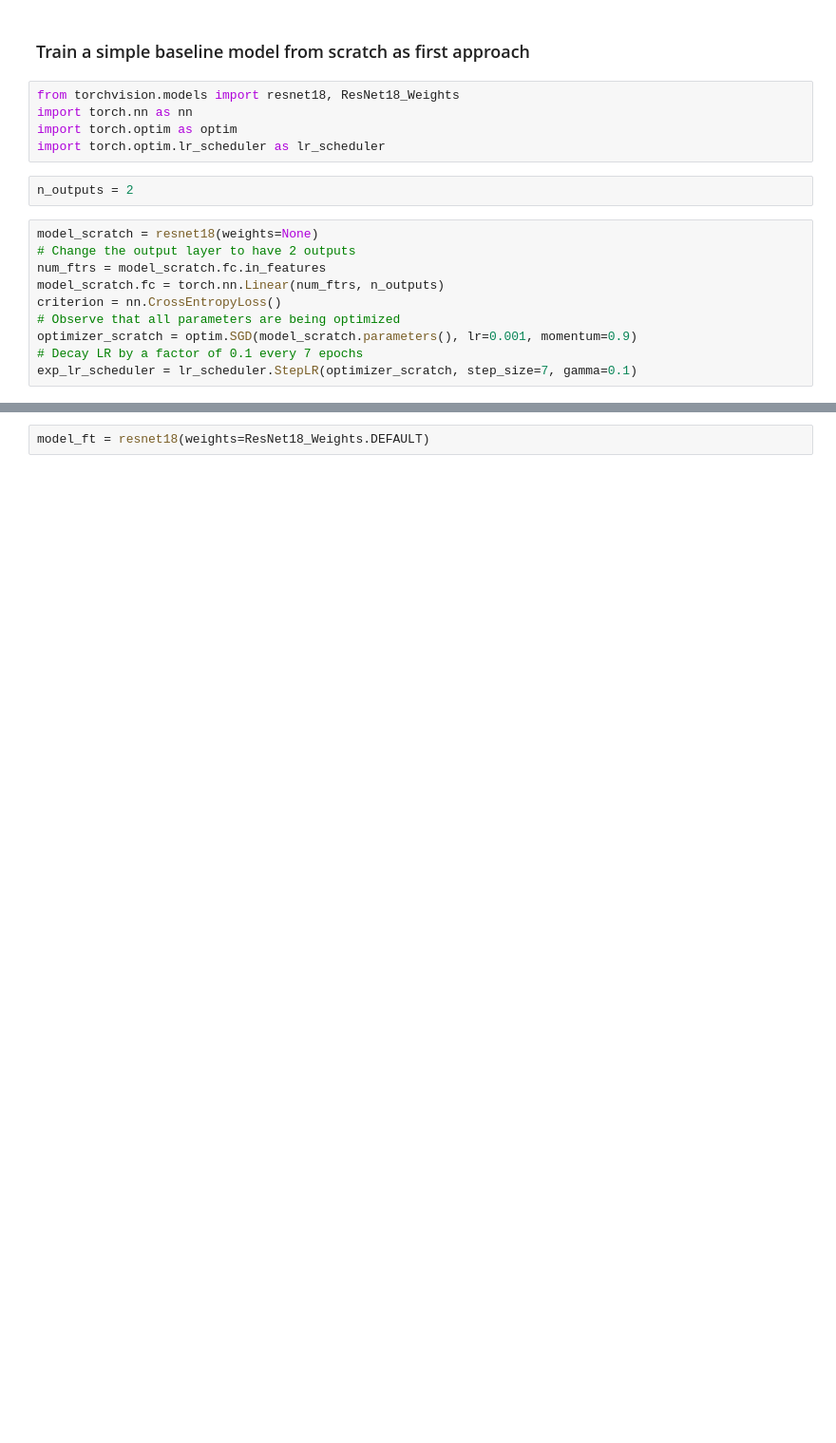
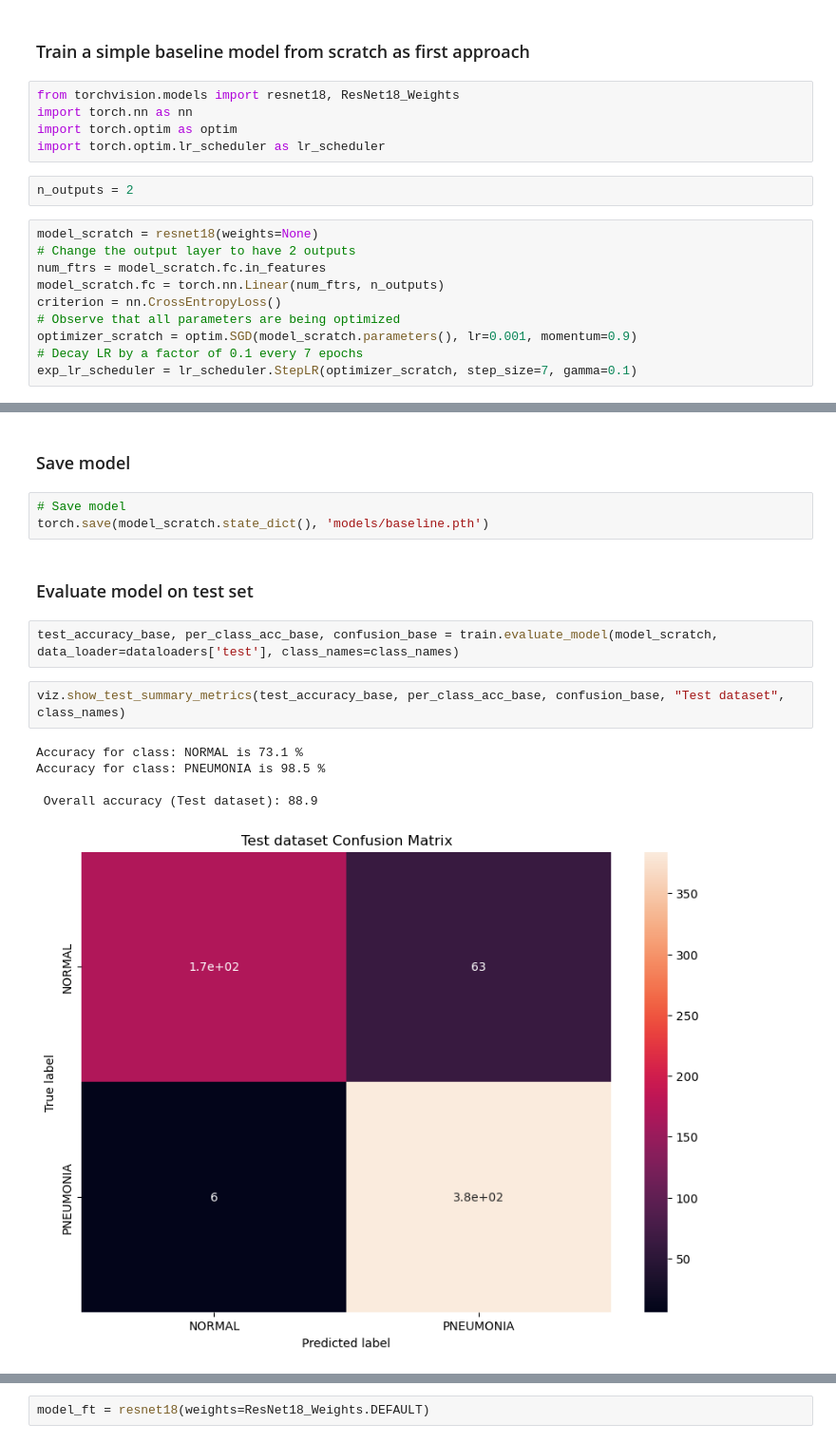
Before and after one commit to nashirj/chest-xray-classification, a Jupyter notebook: Assignment1.ipynb, the cells around one changed output, grey strips where cells are left out. Shown at 95% size. Drawn from its saved outputs; the diff is of its cells as text; blank space fills up the shorter version.

```diff
--- a/Assignment1.ipynb
+++ b/Assignment1.ipynb
@@ -277,0 +199,17 @@ Epoch 0/4
+# %% [markdown]
+### Save model
+# %%
+# Save model
+torch.save(model_scratch.state_dict(), 'models/baseline.pth')
+# %% [markdown]
+### Evaluate model on test set
+# %%
+test_accuracy_base, per_class_acc_base, confusion_base = train.evaluate_model(model_scratch, data_loader=dataloaders['test'], class_names=class_names)
+# %%
+viz.show_test_summary_metrics(test_accuracy_base, per_class_acc_base, confusion_base, "Test dataset", class_names)
+# %% [output]
+Accuracy for class: NORMAL is 73.1 %
+Accuracy for class: PNEUMONIA is 98.5 %
+
+ Overall accuracy (Test dataset): 88.9
+[figure, added]
```
Also changed, not shown: parts of 31 cells of this notebook, 4 other files.
